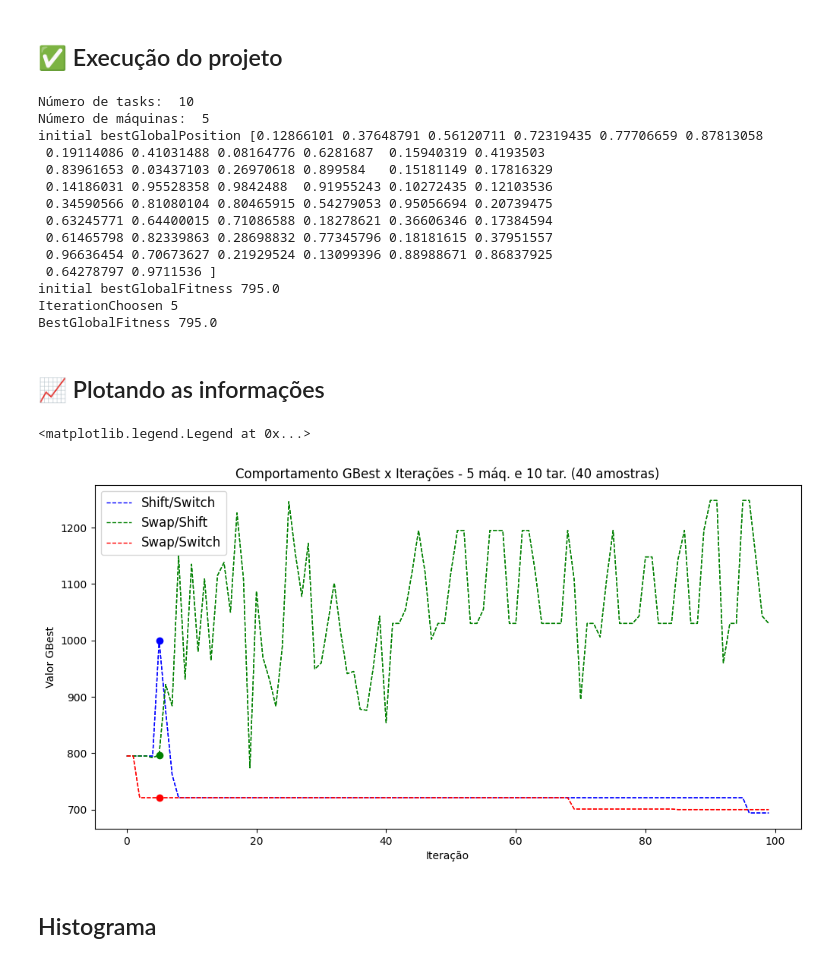
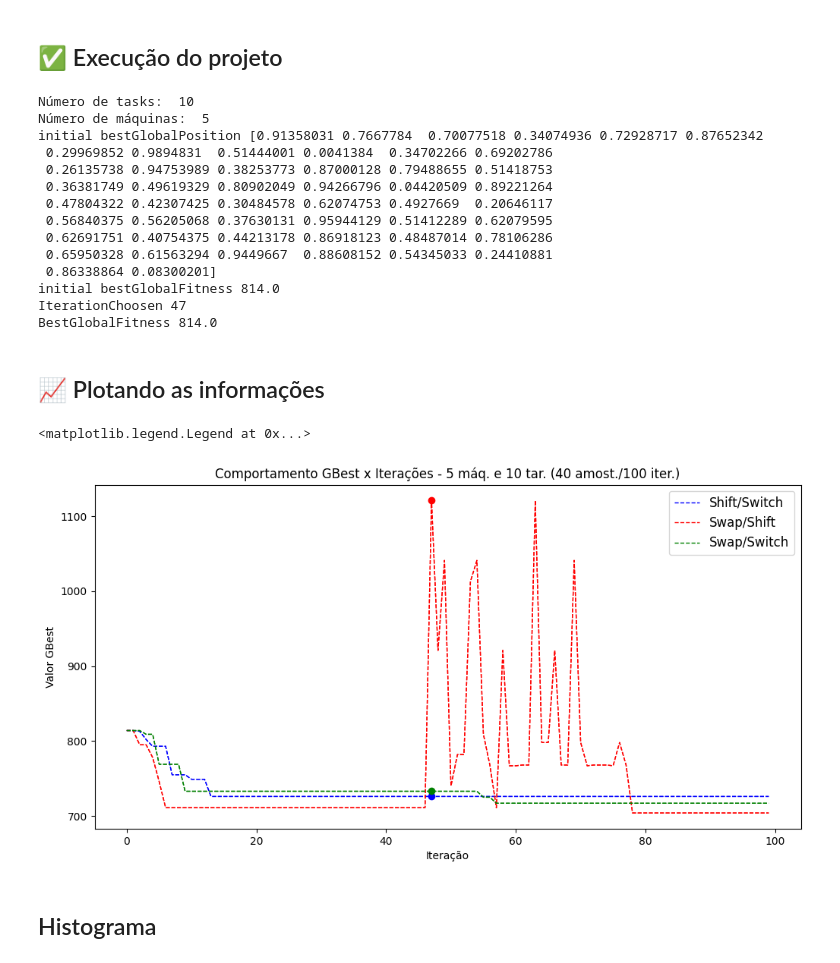
Before and after one commit to diogo-dpa/TCC-Projeto-UFMG, a Jupyter notebook: projeto.ipynb, the cells around one changed output. Cells and saved outputs as stored; diff of their text form; code cells hidden in the pictures.

```diff
--- a/projeto.ipynb
+++ b/projeto.ipynb
@@ -305,6 +305,7 @@ initialVelocityMatrixAux = copyArray(velocityMatrixAux)
 
 ## Neighborhood Structures sequence
 neighborhoodStructures = [[VND_shift, VND_switch, False], [VND_Swap, VND_shift, True], [VND_Swap, VND_switch, True]]
+neighborhoodStructuresLiteral = ['Shift/Switch', 'Swap/Shift', 'Swap/Switch']
 
 iterationChoosen = generateRandomIterationNumber(iterations)
 particleChoosen = generateRandomIterationNumber(numberOfParticles)
@@ -319,18 +320,18 @@ executionTimeArrayStore = np.zeros((sizeNeighborhoodStructure, iterations, execu
 # %% [output]
 Número de tasks:  10
 Número de máquinas:  5
-initial bestGlobalPosition [0.12866101 0.37648791 0.56120711 0.72319435 0.77706659 0.87813058
- 0.19114086 0.41031488 0.08164776 0.6281687  0.15940319 0.4193503
- 0.83961653 0.03437103 0.26970618 0.899584   0.15181149 0.17816329
- 0.14186031 0.95528358 0.9842488  0.91955243 0.10272435 0.12103536
- 0.34590566 0.81080104 0.80465915 0.54279053 0.95056694 0.20739475
- 0.63245771 0.64400015 0.71086588 0.18278621 0.36606346 0.17384594
- 0.61465798 0.82339863 0.28698832 0.77345796 0.18181615 0.37951557
- 0.96636454 0.70673627 0.21929524 0.13099396 0.88988671 0.86837925
- 0.64278797 0.9711536 ]
-initial bestGlobalFitness 795.0
-IterationChoosen 5
-BestGlobalFitness 795.0
+initial bestGlobalPosition [0.91358031 0.7667784  0.70077518 0.34074936 0.72928717 0.87652342
+ 0.29969852 0.9894831  0.51444001 0.0041384  0.34702266 0.69202786
+ 0.26135738 0.94753989 0.38253773 0.87000128 0.79488655 0.51418753
+ 0.36381749 0.49619329 0.80902049 0.94266796 0.04420509 0.89221264
+ 0.47804322 0.42307425 0.30484578 0.62074753 0.4927669  0.20646117
+ 0.56840375 0.56205068 0.37630131 0.95944129 0.51412289 0.62079595
+ 0.62691751 0.40754375 0.44213178 0.86918123 0.48487014 0.78106286
+ 0.65950328 0.61563294 0.9449667  0.88608152 0.54345033 0.24410881
+ 0.86338864 0.08300201]
+initial bestGlobalFitness 814.0
+IterationChoosen 47
+BestGlobalFitness 814.0
 # %%
 for exec_time_it in range(0, executionTimeQuantity):
     # Neighborhood Structure Analysis - 3 different structures used
@@ -408,29 +409,24 @@ for exec_time_it in range(0, executionTimeQuantity):
 ## 📈 Plotando as informações
 # %%
 x = np.arange(iterations)
-
-y_1 = bestGlobalFitnessArray[0][:]
-y_2 = bestGlobalFitnessArray[1][:]
-y_3 = bestGlobalFitnessArray[2][:]
+y = np.zeros((sizeNeighborhoodStructure, iterations))
+colors = ['blue', 'red', 'green']
 
 fig, axes = plt.subplots(figsize=(12,6), dpi=100)
 
-axes.plot(x, y_1, color='blue', lw=1, ls='--', label="Shift/Switch")
-axes.plot(x, y_1, color='blue', lw=1, ls='--', marker='o', markevery=[iterationChoosen])
+for it in range(0, sizeNeighborhoodStructure):
+    y[it] = bestGlobalFitnessArray[it][:]
+    axes.plot(x, y[it], color=colors[it], lw=1, ls='--', label=neighborhoodStructuresLiteral[it])
+    axes.plot(x, y[it], color=colors[it], lw=1, ls='--', marker='o', markevery=[iterationChoosen])
 
-axes.plot(x, y_2, color='green', lw=1, ls='--', label="Swap/Shift")
-axes.plot(x, y_2, color='green', lw=1, ls='--', marker='o', markevery=[iterationChoosen])
-
-axes.plot(x, y_3, color='red', lw=1, ls='--', label="Swap/Switch")
-axes.plot(x, y_3, color='red', lw=1, ls='--', marker='o', markevery=[iterationChoosen])
 
 axes.set_xlabel('Iteração')
 axes.set_ylabel('Valor GBest')
-axes.set_title('Comportamento GBest x Iterações - {} máq. e {} tar. ({} amostras)'.format(machines, tasks, numberOfParticles))
+axes.set_title('Comportamento GBest x Iterações - {} máq. e {} tar. ({} amost./{} iter.)'.format(machines, tasks, numberOfParticles, iterations))
 axes.legend(fontsize=12)
 # %% [output]
 <matplotlib.legend.Legend at 0x...>
-[figure, old version]
+[figure, new version]
 # %% [markdown]
 ## Histograma
 # %%
```
Also changed, not shown: parts of 1 cell of this notebook.
